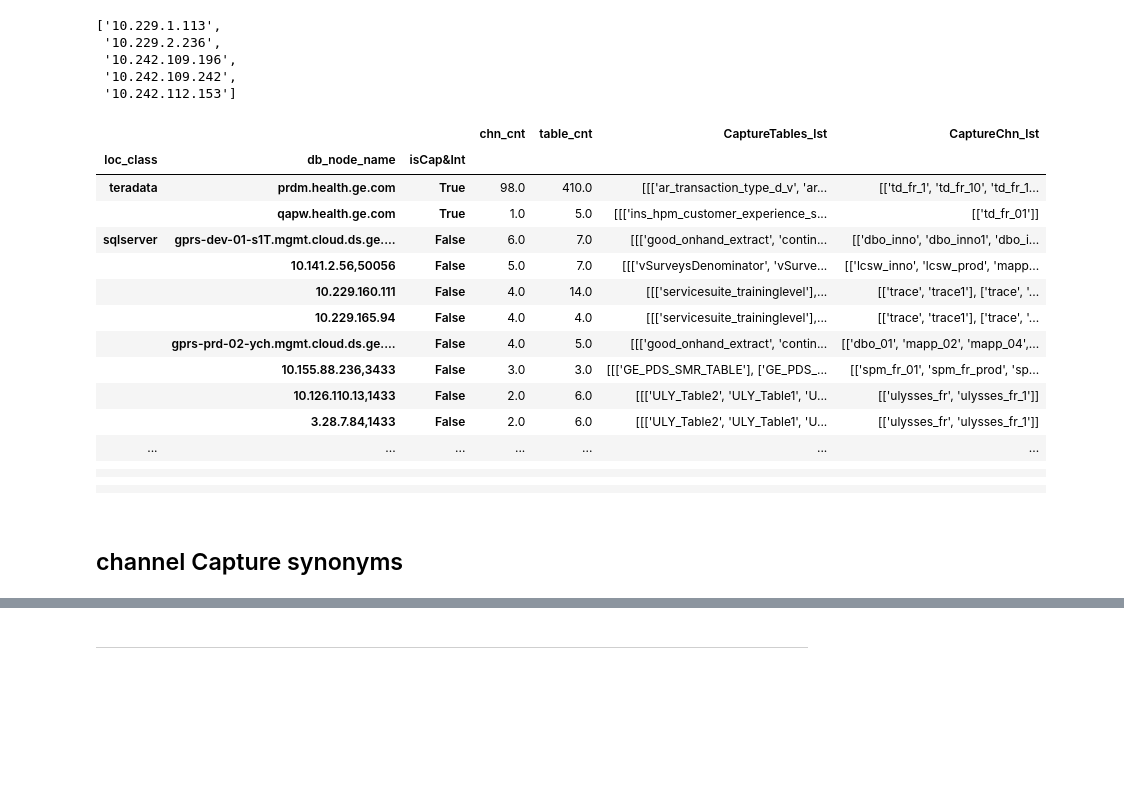
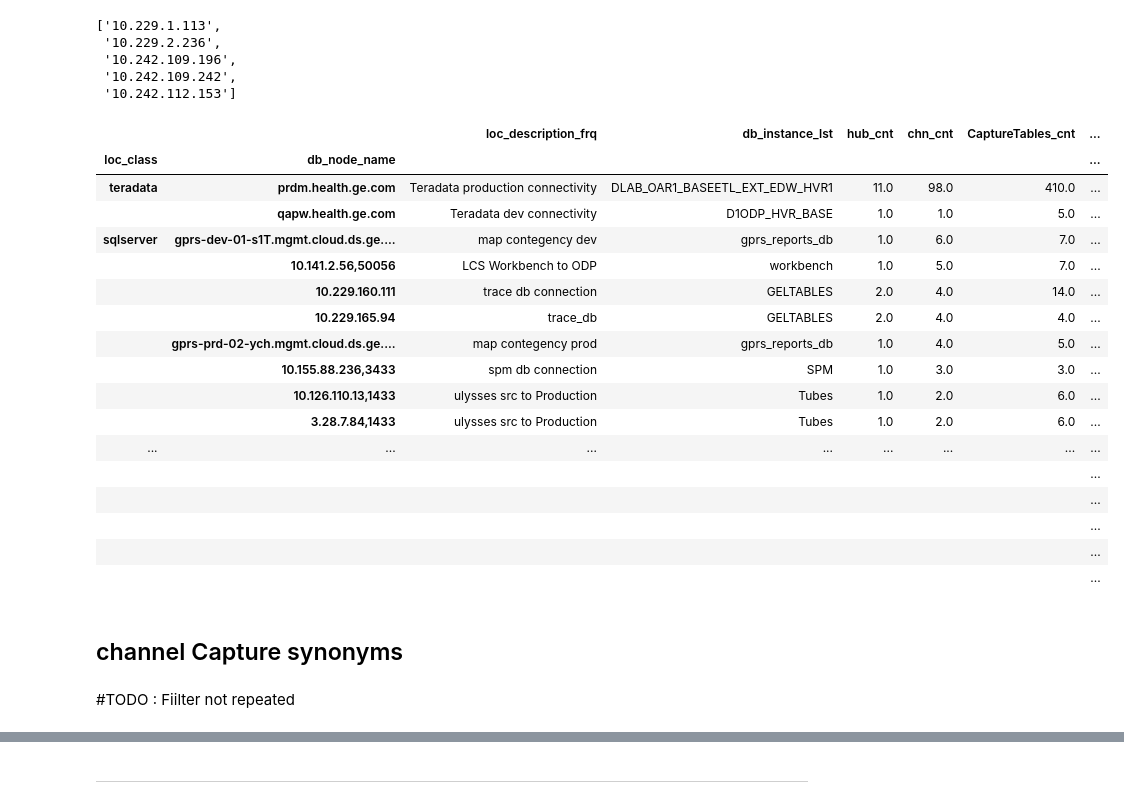
Before and after one commit to bartoszski/haskell, a Jupyter notebook: vitality/PY_LocationAnalysis.ipynb, the cells around one changed output, grey strips where cells are left out. Cells and saved outputs as stored; diff of their text form; code cells hidden in the pictures; blank space fills up the shorter version.

```diff
--- a/vitality/PY_LocationAnalysis.ipynb
+++ b/vitality/PY_LocationAnalysis.ipynb
@@ -333,63 +405,70 @@ max_ = lambda l : sorted ( dict (Counter (l)).items() , key =  lambda  x : x[1])
 br = lambda x , n : '</br>'.join( set(x)) if len(set(x)) < n else ('</br>'.join(list(set(x))[:n] ) + f' </br>(..{len(set(x))})' )
 br10 = lambda x : br (x,10)
 
 
 from itertools import chain
 
 
-
 flat_list =lambda lst:  list(chain(*lst))
 unFloat = lambda y : list(filter ( lambda x : type(x)!=float, y))
 
 f1 = lambda x : max3 (Counter(flat_list(unFloat(flat_list(x)))))
 f2 = lambda x : len(set(flat_list(unFloat(flat_list(x)))))
 
-df  = locations_channels_tables_prd_df [locations_channels_tables_prd_df.CaptureChn_cnt>0].groupby(['loc_class','db_node_name','isCap&Int']).agg({   'CaptureChn_cnt':[('chn_cnt','sum')] ,
-                                                                                                                                                     'CaptureTables_cnt':[('table_cnt','sum')] ,
+df  = locations_channels_tables_prd_df [locations_channels_tables_prd_df.CaptureChn_cnt>0].groupby(['loc_class','db_node_name']).agg ({
+                                                                                                                                                     'CaptureChn_cnt':[('chn_cnt','sum')] ,
+                                                                                                                                                     'CaptureTables_cnt':[('CaptureTables_cnt','sum')] ,
                                                                                                                                                      'CaptureTables_lst' :[('CaptureTables_cntr',f1),('CaptureTables_ucnt',f2),('CaptureTables_lst',list)],
                                                                                                                                                      'CaptureChn_lst' : [('CaptureChn_lst',list)],
-                                                                                                                                                     'db_instance':[('db_instance_cnt',lambda x : len(set(x)))],
+                                                                                                                                                     'isCap&Int' : [('isCap&Int_set',set)],
+                                                                                                                                                     'db_instance':[('db_instance_cnt',lambda x : len(set(x))), ('db_instance_lst',br10)],
                                                                                                                                                      'dbdesc' :[('dbdesc',lambda x : '</br>'.join(set(x)))],
                                                                                                                                                      'loc_name' :[('loc_names',br10)],
-                                                                                                                                                     'database' :[('hub_cnt',len)],
+                                                                                                                                                     'database' :[('hub_cnt',len),('database_lst',list)],
                                                                                                                                                      'loc_description'   :[('loc_description_frq',max_)],#('loc_descriptions_wc3',max3)],
                                                                                                                                                      'loc_remote_node'   :[('loc_remote_nodes',br10)],
 
+
                                                                                                                                                  }).sort_values([ 'loc_class',('CaptureChn_cnt','chn_cnt')], ascending = False)
 
-df2 = pd.read_excel('./data/source_lkp.xlsx').astype(str)
+#df2 = pd.read_excel('./data/source_lkp.xlsx').astype(str)
+source_lkp = pd.read_excel('./data/source_lkp.xlsx').astype(str)
 
-columns_lst = ['loc_class', 'db_node_name', 'isCap&Int', 'chn_cnt', 'table_cnt','db_instance_cnt','hub_cnt','dbdesc', 'loc_description_frq','loc_remote_nodes','loc_names','type','DB_name','Support_Lead','comment']
-columns_lst = ['loc_class', 'db_node_name', 'isCap&Int', 'chn_cnt', 'table_cnt','CaptureTables_lst','CaptureChn_lst']
+columns_lst = ['loc_class', 'db_node_name', 'chn_cnt', 'CaptureTables_cnt','db_instance_cnt','hub_cnt','dbdesc', 'loc_description_frq','loc_remote_nodes','loc_names','isCap&Int_set','type','DB_name','Support_Lead','comment']
+columns_lst = ['loc_class', 'db_node_name', 'chn_cnt', 'CaptureTables_cnt','CaptureTables_ucnt','CaptureTables_cntr','type','isCap&Int_set','DB_name','Support_Lead','comment','CaptureTables_lst','CaptureChn_lst','Source_owner','Point of contact','db_instance_lst','loc_description_frq','hub_cnt']
+columns_visible_lst =                    ['loc_description_frq','db_instance_lst','hub_cnt','chn_cnt', 'CaptureTables_cnt','CaptureTables_ucnt','CaptureTables_cntr','type','isCap&Int_set','DB_name','Support_Lead','Source_owner','Point of contact','comment']
 #-- to flatten Multiindex for merge
+
+
+
 
 takeLastNotEmpty = lambda column_name : list (filter (  lambda x : x!='' , column_name ))[-1]
 ddf = df.reset_index()
 ddf.columns = list (map  ( takeLastNotEmpty ,  df.reset_index().columns))
-dddf = pd.merge(ddf, df2, left_on='db_node_name', right_on='Host',how='outer')[columns_lst].fillna('').set_index(['loc_class','db_node_name','isCap&Int'])
-style (
-    dddf.astype(str).apply(lambda x: x.str.rstrip('.'))
-)
 
-#-- to flatten Multiindex for merge
+df.columns
+dddf = pd.merge(ddf, source_lkp, left_on='db_node_name', right_on='Host',how='outer')[columns_lst].fillna('').set_index(['loc_class','db_node_name'])
+style (    dddf[columns_visible_lst].astype(str))
 # %% [output]
-|  |  |  | chn_cnt | table_cnt | CaptureTables_lst | CaptureChn_lst |
-| loc_class | db_node_name | isCap&Int |  |  |  |  |
-| teradata | prdm.health.ge.com | True | 98.0 | 410.0 | [[['ar_transaction_type_d_v', 'ar... | [['td_fr_1', 'td_fr_10', 'td_fr_1... |
-|  | qapw.health.ge.com | True | 1.0 | 5.0 | [[['ins_hpm_customer_experience_s... | [['td_fr_01']] |
-| sqlserver | gprs-dev-01-s1T.mgmt.cloud.ds.ge.... | False | 6.0 | 7.0 | [[['good_onhand_extract', 'contin... | [['dbo_inno', 'dbo_inno1', 'dbo_i... |
-|  | 10.141.2.56,50056 | False | 5.0 | 7.0 | [[['vSurveysDenominator', 'vSurve... | [['lcsw_inno', 'lcsw_prod', 'mapp... |
-|  | 10.229.160.111 | False | 4.0 | 14.0 | [[['servicesuite_traininglevel'],... | [['trace', 'trace1'], ['trace', '... |
-|  | 10.229.165.94 | False | 4.0 | 4.0 | [[['servicesuite_traininglevel'],... | [['trace', 'trace1'], ['trace', '... |
-|  | gprs-prd-02-ych.mgmt.cloud.ds.ge.... | False | 4.0 | 5.0 | [[['good_onhand_extract', 'contin... | [['dbo_01', 'mapp_02', 'mapp_04',... |
-|  | 10.155.88.236,3433 | False | 3.0 | 3.0 | [[['GE_PDS_SMR_TABLE'], ['GE_PDS_... | [['spm_fr_01', 'spm_fr_prod', 'sp... |
-|  | 10.126.110.13,1433 | False | 2.0 | 6.0 | [[['ULY_Table2', 'ULY_Table1', 'U... | [['ulysses_fr', 'ulysses_fr_1']] |
-|  | 3.28.7.84,1433 | False | 2.0 | 6.0 | [[['ULY_Table2', 'ULY_Table1', 'U... | [['ulysses_fr', 'ulysses_fr_1']] |
-| ... | ... | ... | ... | ... | ... | ... |
-|  |  |  |  |  |  |  |
-|  |  |  |  |  |  |  |
-|  |  |  |  |  |  |  |
-|  |  |  |  |  |  |  |
-|  |  |  |  |  |  |  |
+|  |  | loc_description_frq | db_instance_lst | hub_cnt | chn_cnt | CaptureTables_cnt | ... |
+| loc_class | db_node_name |  |  |  |  |  | ... |
+| teradata | prdm.health.ge.com | Teradata production connectivity | DLAB_OAR1_BASEETL_EXT_EDW_HVR1 | 11.0 | 98.0 | 410.0 | ... |
+|  | qapw.health.ge.com | Teradata dev connectivity | D1ODP_HVR_BASE | 1.0 | 1.0 | 5.0 | ... |
+| sqlserver | gprs-dev-01-s1T.mgmt.cloud.ds.ge.... | map contegency dev | gprs_reports_db | 1.0 | 6.0 | 7.0 | ... |
+|  | 10.141.2.56,50056 | LCS Workbench to ODP | workbench | 1.0 | 5.0 | 7.0 | ... |
+|  | 10.229.160.111 | trace db connection | GELTABLES | 2.0 | 4.0 | 14.0 | ... |
+|  | 10.229.165.94 | trace_db | GELTABLES | 2.0 | 4.0 | 4.0 | ... |
+|  | gprs-prd-02-ych.mgmt.cloud.ds.ge.... | map contegency prod | gprs_reports_db | 1.0 | 4.0 | 5.0 | ... |
+|  | 10.155.88.236,3433 | spm db connection | SPM | 1.0 | 3.0 | 3.0 | ... |
+|  | 10.126.110.13,1433 | ulysses src to Production | Tubes | 1.0 | 2.0 | 6.0 | ... |
+|  | 3.28.7.84,1433 | ulysses src to Production | Tubes | 1.0 | 2.0 | 6.0 | ... |
+| ... | ... | ... | ... | ... | ... | ... | ... |
+|  |  |  |  |  |  |  | ... |
+|  |  |  |  |  |  |  | ... |
+|  |  |  |  |  |  |  | ... |
+|  |  |  |  |  |  |  | ... |
+|  |  |  |  |  |  |  | ... |
 # %% [markdown]
 ## channel Capture synonyms
+# %% [markdown]
+#TODO : Fiilter not repeated
```
Also changed, not shown: parts of 22 cells of this notebook, 1 other file.
